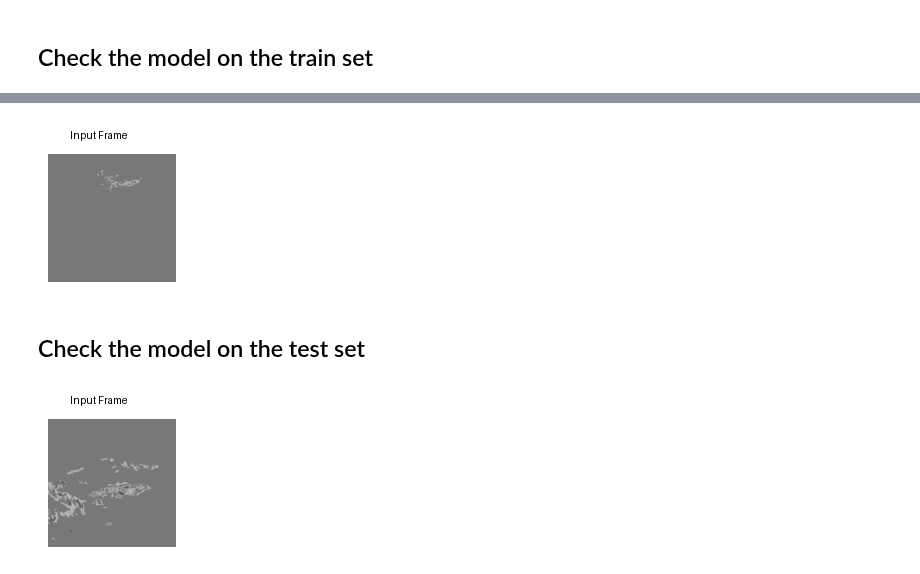
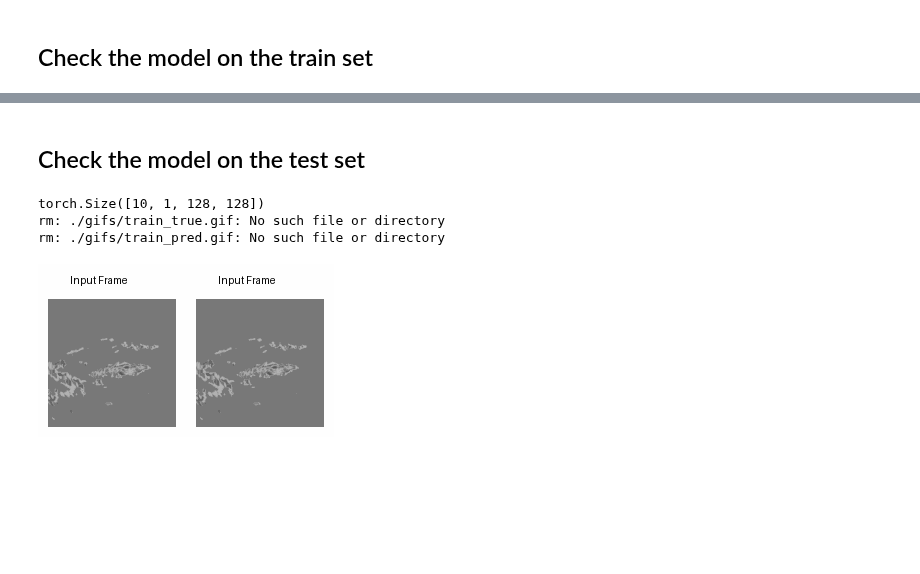
Before and after one commit to mzampar/Deep-Learning-Project, a Jupyter notebook: display/display_results.ipynb, the cells around one changed output, grey strips where cells are left out. Cells and saved outputs as stored; diff of their text form; code cells hidden in the pictures; blank space fills up the shorter version.

```diff
--- a/display/display_results.ipynb
+++ b/display/display_results.ipynb
@@ -164,6 +214,2 @@ IPython_Image(filename='pred.gif')
-# %%
-IPython_Image(filename='true.gif')
-# %% [output]
-[figure, removed]
 # %% [markdown]
 ## Check the model on the test set
@@ -215,4 +216,15 @@ pred_gif_list[0].save(
+# %%
+input_frames = [th.load(f"../data/images/{image}", weights_only=True) for image in test_images[0:10]]
+output_frames = [th.load(f"../data/images/{image}", weights_only=True) for image in test_images[10:]]
+generate_gif(input_frames=input_frames, output_frames=output_frames, model=model, filename="./gifs/test_pred.gif", predict=True)
+generate_gif(input_frames=input_frames, output_frames=output_frames, model=model, filename="./gifs/test_true.gif", predict=False)
+concatenate_gifs_horizontally("./gifs/test_true.gif", "./gifs/test_pred.gif", f"./gifs/test_comparison_{model_name}.gif")
+!rm ./gifs/train_true.gif ./gifs/train_pred.gif
+# %% [output]
+torch.Size([10, 1, 128, 128])
+rm: ./gifs/train_true.gif: No such file or directory
+rm: ./gifs/train_pred.gif: No such file or directory
 # %%
-IPython_Image(filename='pred.gif')
+IPython_Image(filename=f"./gifs/test_comparison_{model_name}.gif")
 # %% [output]
-[figure, old version]
+[figure, new version]
```
Also changed, not shown: parts of 9 cells of this notebook, 6 other files.
